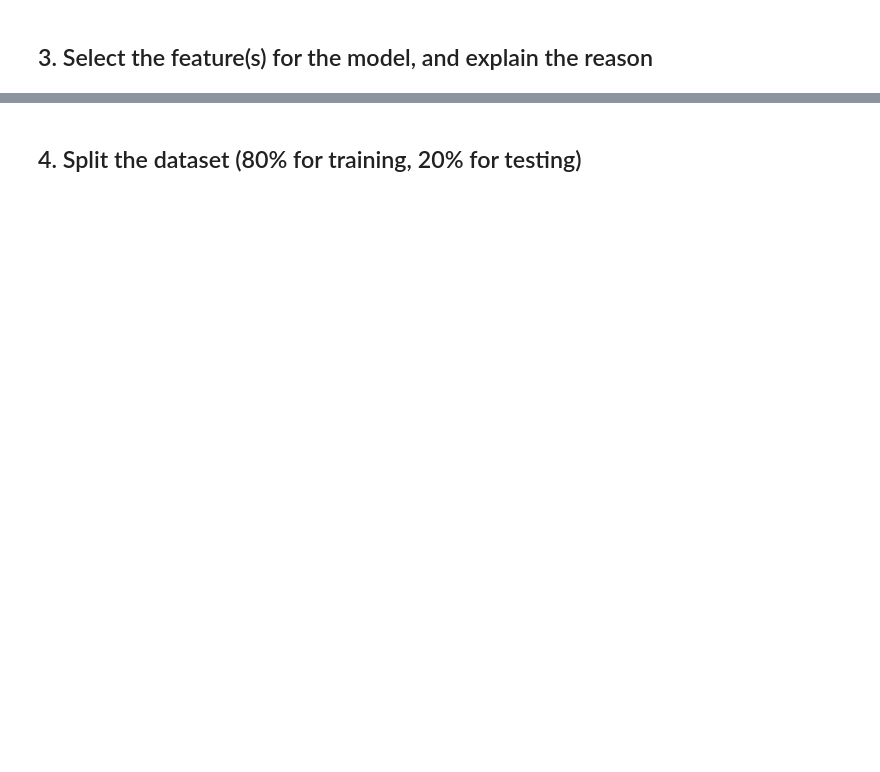
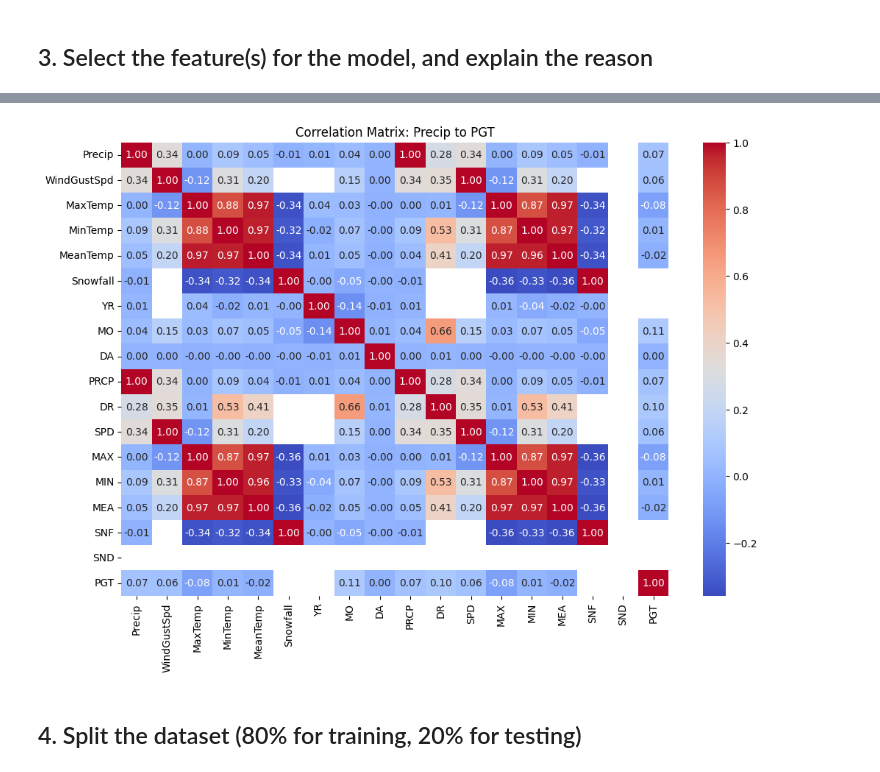
Before and after one commit to wyan170/Phase2_project, a Jupyter notebook: data-science/2. Machine Learning Project/part2_submission.ipynb, the cells around one changed output, grey strips where cells are left out. Cells and saved outputs as stored; diff of their text form; code cells hidden in the pictures; blank space fills up the shorter version.

```diff
--- a/data-science/2. Machine Learning Project/part2_submission.ipynb
+++ b/data-science/2. Machine Learning Project/part2_submission.ipynb
@@ -114,0 +125,12 @@ False
+# %%
+# modify prcp
+df['PRCP'] = df['PRCP'].replace('T', 0.001)
+df['PRCP'] = pd.to_numeric(df['PRCP'])
+
+# modify SNF
+df['SNF'] = df['SNF'].replace('T', 0.001)
+df['SNF'] = pd.to_numeric(df['SNF'])
+
+
+print('T' in df['PRCP'].unique())
+print('T' in df['SNF'].unique())
@@ -125,6 +150,7 @@ I identified that the **Snowfall** column contains 44 invalid entries such as `#
 Given that the total dataset contains over 110,000 rows, these erroneous entries account for less than 0.05% of the data. Since the proportion of invalid values is extremely small, and attempting to impute them may introduce unnecessary bias or noise, I chose to remove these 44 rows.
 # %%
 df = df[df['Snowfall'] != '#VALUE!']
+df['Snowfall'] = pd.to_numeric(df['Snowfall'])
 df.shape[0]
 # %% [output]
 118996
@@ -146,0 +178,3 @@ df.shape[1]
+# %%
+df = df.drop(columns=["Date"])
+df.columns
@@ -196,0 +238,17 @@ Name: count, dtype: int64
+# %%
+# Split column into 10 characters and rename columns
+env_col = pd.DataFrame(df['TSHDSBRSGF'].str.split('', expand=True))
+env_col = env_col.iloc[:, 1:-1]
+env_col.columns = ['T', 'S1', 'H', 'D', 'S2', 'B', 'R', 'S3', 'G', 'F']
+
+# Convert to numeric
+env_col = env_col.apply(pd.to_numeric, errors='coerce')
+env_col = env_col.fillna(0).astype(int)
+
+# Merge back to df
+df = df.drop(columns=['TSHDSBRSGF'])
+df = pd.concat([df, env_col], axis=1)
+
+
+print(df.columns)
+df.head(5)
@@ -199,5 +290,14 @@ Name: count, dtype: int64
 # %%
-# write your answer here
+# drawing heatmap
+selected_cols = df.loc[:, 'Precip':'PGT']
+corr_matrix = selected_cols.corr()
+
+plt.figure(figsize=(12, 8))
+sns.heatmap(corr_matrix, annot=True, fmt=".2f", cmap="coolwarm")
+plt.title("Correlation Matrix: Precip to PGT")
+plt.show()
+# %% [output]
+[figure, added]
 # %% [markdown]
 ## 4. Split the dataset (80% for training, 20% for testing)
 # %%
```
Also changed, not shown: parts of 13 cells of this notebook.
